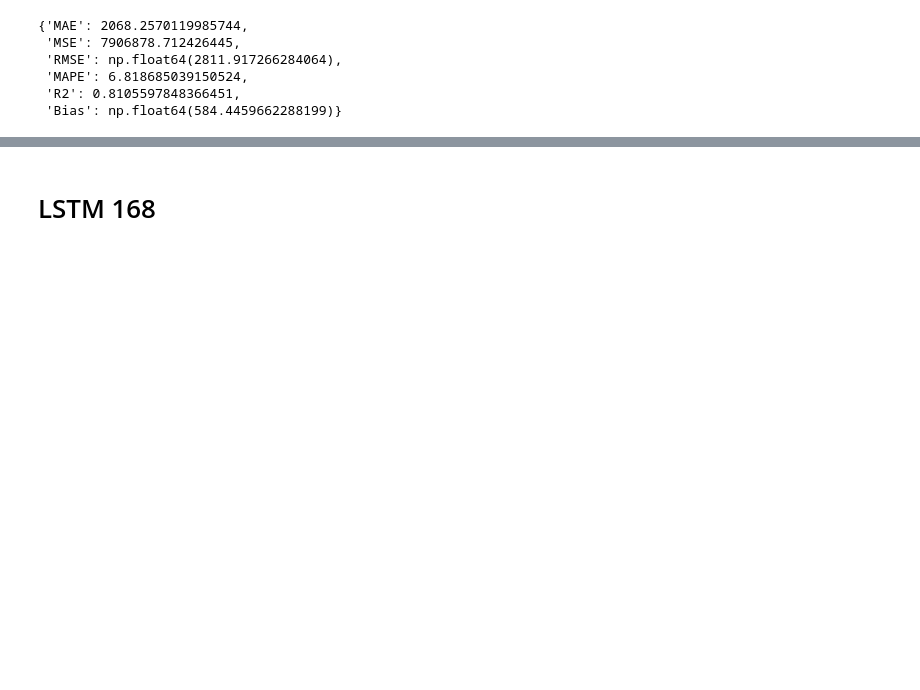
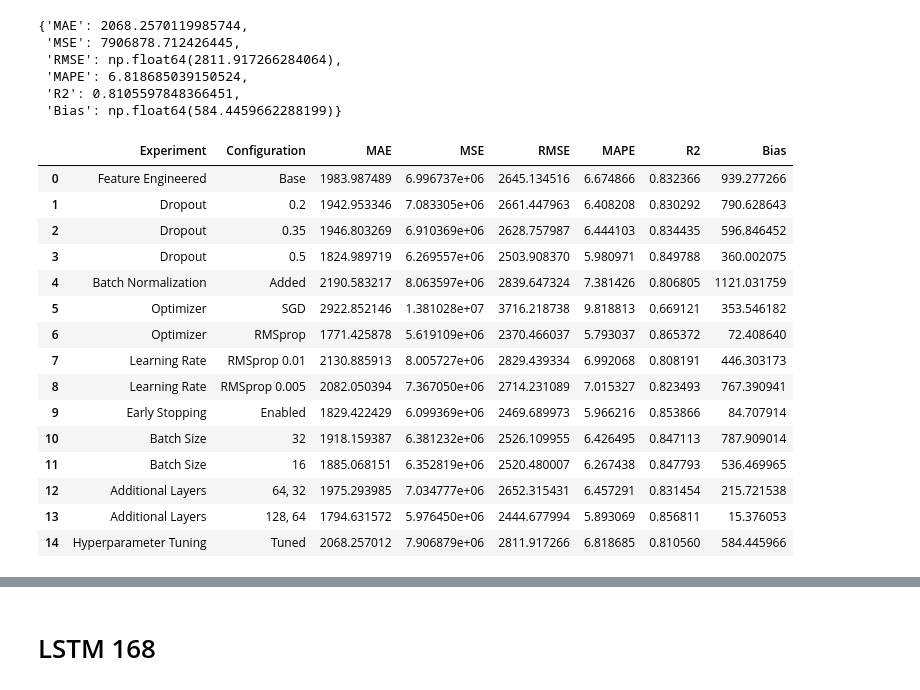
Before and after one commit to Logesh-M0324/Weekend_Task, a Jupyter notebook: Electricity Demand Forecasting using Deep Learning/Notebooks/phase_06_completed.ipynb, the cells around one changed output, grey strips where cells are left out. Drawn from its saved outputs; the diff is of its cells as text; code cells hidden in the pictures; blank space fills up the shorter version.

```diff
--- a/Electricity Demand Forecasting using Deep Learning/Notebooks/phase_06_completed.ipynb
+++ b/Electricity Demand Forecasting using Deep Learning/Notebooks/phase_06_completed.ipynb
@@ -1828,3 +1828,62 @@ results
  'MAPE': 6.818685039150524,
  'R2': 0.8105597848366451,
  'Bias': np.float64(584.4459662288199)}
+# %%
+data = [
+    ["Feature Engineered", "Base", 1983.9874887875158, 6996736.607804939, 2645.1345160133046, 6.674865726195193, 0.8323657998774167, 939.277266175341],
+
+    ["Dropout", "0.2", 1942.9533460671366, 7083305.258758675, 2661.4479628124755, 6.408207644955419, 0.8302917091445837, 790.6286425787255],
+    ["Dropout", "0.35", 1946.8032687056484, 6910368.552649346, 2628.757986701961, 6.444103102086086, 0.8344350845530754, 596.8464515947338],
+    ["Dropout", "0.5", 1824.9897190871102, 6269557.12628878, 2503.9083701862533, 5.980970541785555, 0.8497882294417274, 360.0020746323614],
+
+    ["Batch Normalization", "Added", 2190.5832167536705, 8063596.924461169, 2839.6473239578836, 7.38142629382956, 0.8068049869084544, 1121.0317592042652],
+
+    ["Optimizer", "SGD", 2922.8521461639284, 13810281.711359901, 3716.218738362948, 9.818812926488706, 0.6691206689746094, 353.546182138574],
+    ["Optimizer", "RMSprop", 1771.425878130128, 5619109.234146657, 2370.4660373324605, 5.793036501472333, 0.8653722535707811, 72.40864041789405],
+
+    ["Learning Rate", "RMSprop 0.01", 2130.885912750419, 8005726.946277911, 2829.4393342635763, 6.992067660274932, 0.8081914886517158, 446.30317291764544],
+    ["Learning Rate", "RMSprop 0.005", 2082.0503937970416, 7367050.406823056, 2714.231089429022, 7.015326774344978, 0.8234934839718115, 767.3909411308093],
+
+    ["Early Stopping", "Enabled", 1829.4224290039122, 6099368.564080156, 2469.6899732719808, 5.966216393770079, 0.853865762310984, 84.7079144752107],
+
+    ["Batch Size", "32", 1918.1593867896968, 6381231.50726167, 2526.1099554971215, 6.426494760007206, 0.8471126327202941, 787.9090135906599],
+    ["Batch Size", "16", 1885.0681512219612, 6352819.467577709, 2520.480007375125, 6.267438034918585, 0.8477933542928282, 536.4699647170785],
+
+    ["Additional Layers", "64, 32", 1975.2939845314254, 7034777.14803121, 2652.3154314732647, 6.457290522288912, 0.8314543899029511, 215.72153770373126],
+    ["Additional Layers", "128, 64", 1794.6315722437075, 5976450.495023555, 2444.6779941381965, 5.893069101172644, 0.8568107455713129, 15.376053424087653],
+
+    ["Hyperparameter Tuning", "Tuned", 2068.2570119985744, 7906878.712426445, 2811.917266284064, 6.818685039150524, 0.8105597848366451, 584.4459662288199],
+]
+
+df_bilstm_48 = pd.DataFrame(
+    data,
+    columns=[
+        "Experiment",
+        "Configuration",
+        "MAE",
+        "MSE",
+        "RMSE",
+        "MAPE",
+        "R2",
+        "Bias"
+    ]
+)
+
+df_bilstm_48
+# %% [output]
+|  | Experiment | Configuration | MAE | MSE | RMSE | MAPE | R2 | Bias |
+| 0 | Feature Engineered | Base | 1983.987489 | 6.996737e+06 | 2645.134516 | 6.674866 | 0.832366 | 939.277266 |
+| 1 | Dropout | 0.2 | 1942.953346 | 7.083305e+06 | 2661.447963 | 6.408208 | 0.830292 | 790.628643 |
+| 2 | Dropout | 0.35 | 1946.803269 | 6.910369e+06 | 2628.757987 | 6.444103 | 0.834435 | 596.846452 |
+| 3 | Dropout | 0.5 | 1824.989719 | 6.269557e+06 | 2503.908370 | 5.980971 | 0.849788 | 360.002075 |
+| 4 | Batch Normalization | Added | 2190.583217 | 8.063597e+06 | 2839.647324 | 7.381426 | 0.806805 | 1121.031759 |
+| 5 | Optimizer | SGD | 2922.852146 | 1.381028e+07 | 3716.218738 | 9.818813 | 0.669121 | 353.546182 |
+| 6 | Optimizer | RMSprop | 1771.425878 | 5.619109e+06 | 2370.466037 | 5.793037 | 0.865372 | 72.408640 |
+| 7 | Learning Rate | RMSprop 0.01 | 2130.885913 | 8.005727e+06 | 2829.439334 | 6.992068 | 0.808191 | 446.303173 |
+| 8 | Learning Rate | RMSprop 0.005 | 2082.050394 | 7.367050e+06 | 2714.231089 | 7.015327 | 0.823493 | 767.390941 |
+| 9 | Early Stopping | Enabled | 1829.422429 | 6.099369e+06 | 2469.689973 | 5.966216 | 0.853866 | 84.707914 |
+| 10 | Batch Size | 32 | 1918.159387 | 6.381232e+06 | 2526.109955 | 6.426495 | 0.847113 | 787.909014 |
+| 11 | Batch Size | 16 | 1885.068151 | 6.352819e+06 | 2520.480007 | 6.267438 | 0.847793 | 536.469965 |
+| 12 | Additional Layers | 64, 32 | 1975.293985 | 7.034777e+06 | 2652.315431 | 6.457291 | 0.831454 | 215.721538 |
+| 13 | Additional Layers | 128, 64 | 1794.631572 | 5.976450e+06 | 2444.677994 | 5.893069 | 0.856811 | 15.376053 |
+| 14 | Hyperparameter Tuning | Tuned | 2068.257012 | 7.906879e+06 | 2811.917266 | 6.818685 | 0.810560 | 584.445966 |
```
Also changed, not shown: parts of 7 cells of this notebook.
